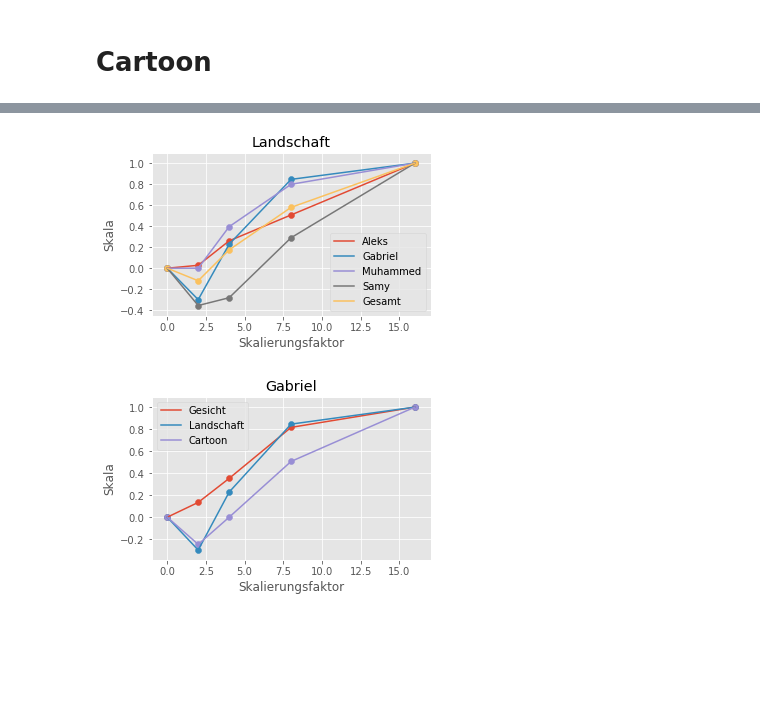
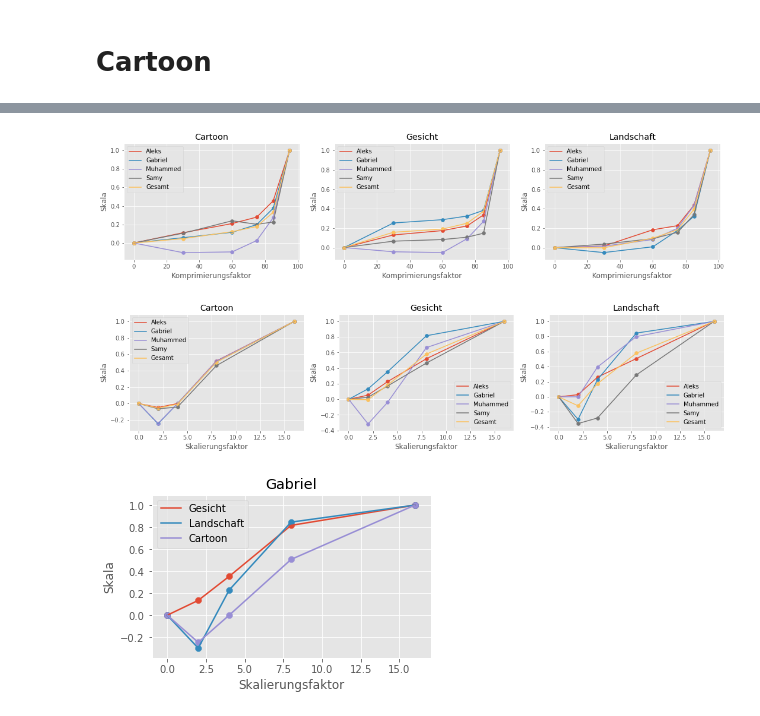
Before and after one commit to Gabo46/seminar-project, a Jupyter notebook: Ergebnisse.ipynb, the cells around one changed output, grey strips where cells are left out. Drawn from its saved outputs; the diff is of its cells as text; code cells hidden in the pictures; blank space fills up the shorter version.

```diff
--- a/Ergebnisse.ipynb
+++ b/Ergebnisse.ipynb
@@ -82,7 +82,6 @@ factor = [0, 2, 4, 8, 16]
 comp = [0, 30, 60, 75, 85, 95]
 # %%
 def plot(dictc, xval, n, title):
-    plt.figure(figsize=(5,3))
     for key in dictc.keys():
         y = np.array(dictc[key][n])
         y /= y[-1]
@@ -116,7 +95,23 @@ plot(face, factor, 0, title="Gesicht")
-# %%
-plot(landscape, factor, 0, title="Landschaft")
-# %% [output]
-[figure, removed]
+# %%
+fig = plt.figure(figsize=(18,3.6))
+plt.subplot(131)
+plot(cartoon, comp, 1, title="Cartoon")
+plt.subplot(132)
+plot(face, comp, 1, title="Gesicht")
+plt.subplot(133)
+plot(landscape, comp, 1, title="Landschaft")
+# %% [output]
+[figure, added]
+# %%
+fig = plt.figure(figsize=(18,3.6))
+plt.subplot(131)
+plot(cartoon, factor, 0, title="Cartoon")
+plt.subplot(132)
+plot(face, factor, 0, title="Gesicht")
+plt.subplot(133)
+plot(landscape, factor, 0, title="Landschaft")
+# %% [output]
+[figure, added]
 # %%
 def plot2(dicts, names, key, xvals, n):
     plt.figure(figsize=(5,3))
```
Also changed, not shown: parts of 5 cells of this notebook, 4 other files.
